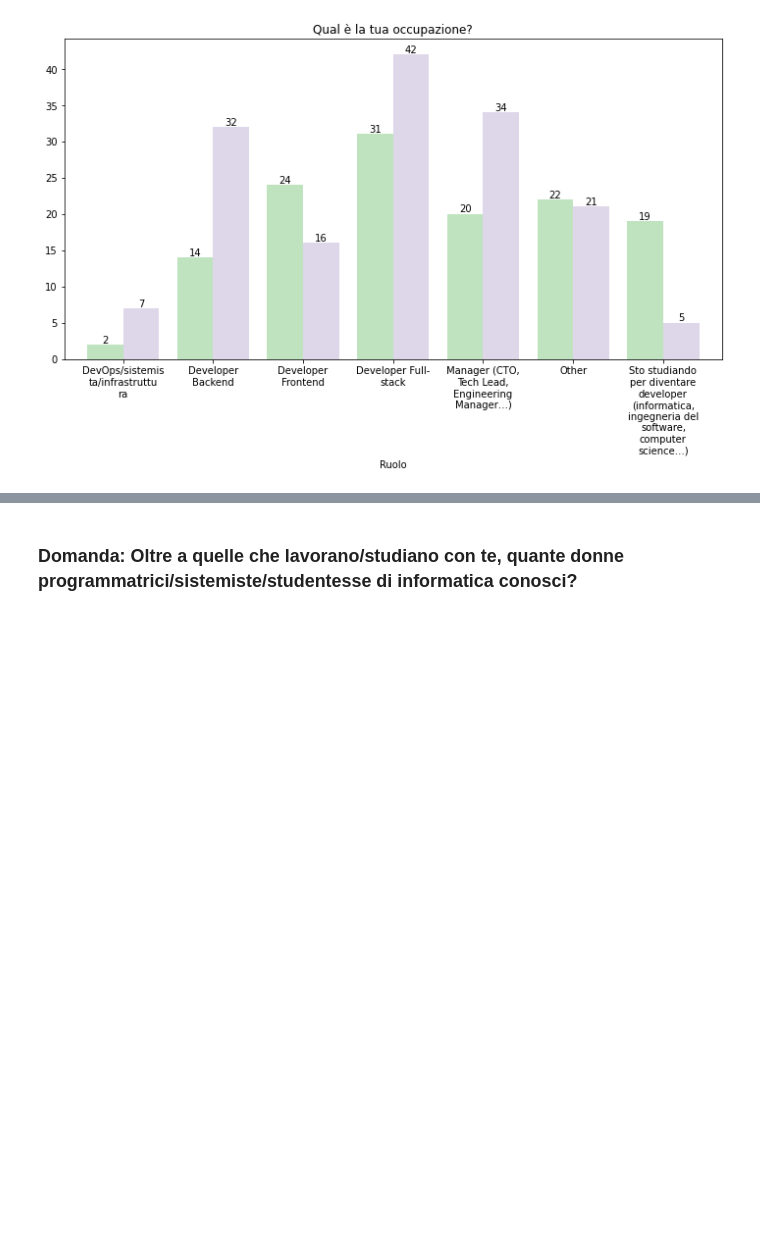
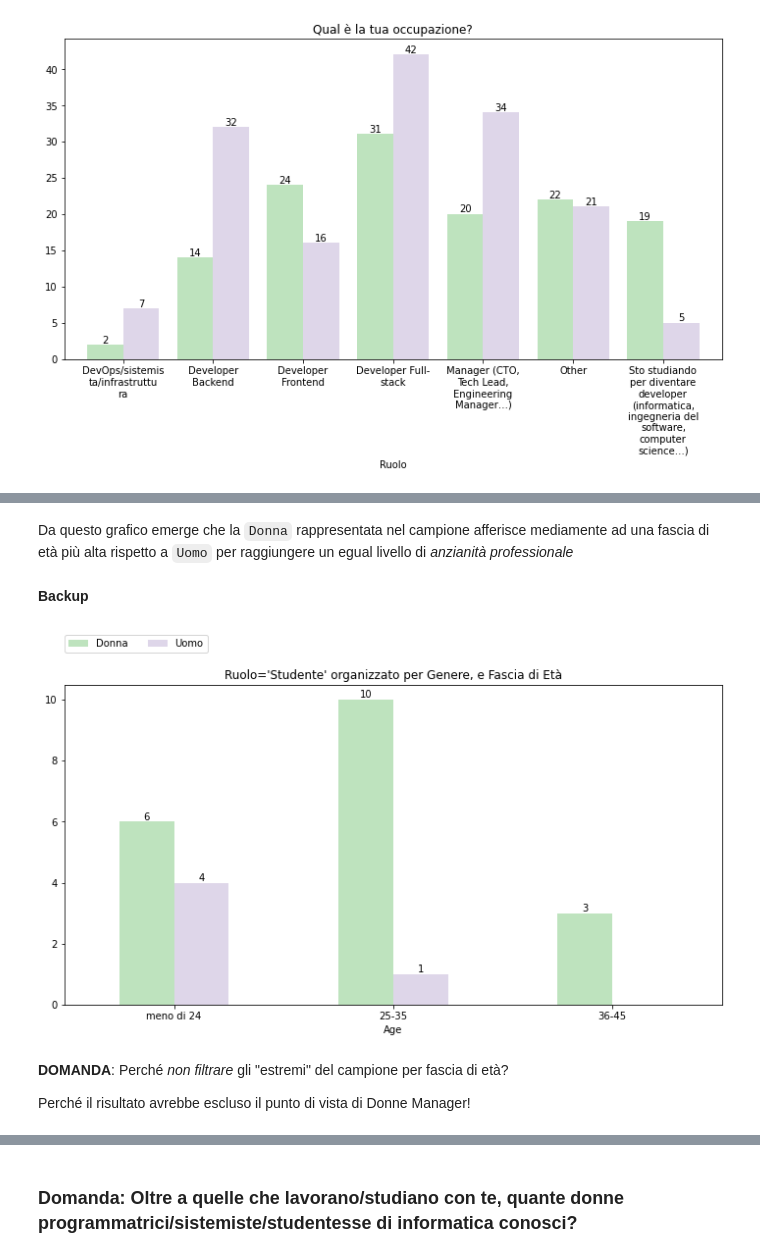
Before and after one commit to leriomaggio/dina-tech-hub-survey, a Jupyter notebook: survey_analysis_pres.ipynb, the cells around one changed output, grey strips where cells are left out. Saved outputs shown, nothing was run; the diff lists cells and outputs as text; code cells hidden in the pictures; blank space fills up the shorter version.

```diff
--- a/survey_analysis_pres.ipynb
+++ b/survey_analysis_pres.ipynb
@@ -184,0 +156,16 @@ Investighiamo il campione rappresentato per _Gender Outreach_ e _Motivazioni per
+# %% [markdown]
+Da questo grafico emerge che la `Donna` rappresentata nel campione afferisce mediamente ad una fascia di età più alta rispetto a `Uomo` per raggiungere un egual livello di _anzianità professionale_
+# %% [markdown]
+**Backup**
+# %%
+# Backup
+STUDENT = "Sto studiando per diventare developer (informatica, ingegneria del software, computer science…)"
+bar_plot(df=answers, columns=["Gender", "Age"], selection=answers.role_cat == STUDENT,
+         filename="backup_part1_campione_studenti_per_eta.pdf",
+         unstack_ord=(0, ), title="Ruolo='Studente' organizzato per Genere, e Fascia di Età", colors=gender_cmap.colors)
+# %% [output]
+[figure, added]
+# %% [markdown]
+**DOMANDA**: Perché _non filtrare_ gli "estremi" del campione per fascia di età?
+
+Perché il risultato avrebbe escluso il punto di vista di Donne Manager!
```
Also changed, not shown: parts of 47 cells of this notebook.
